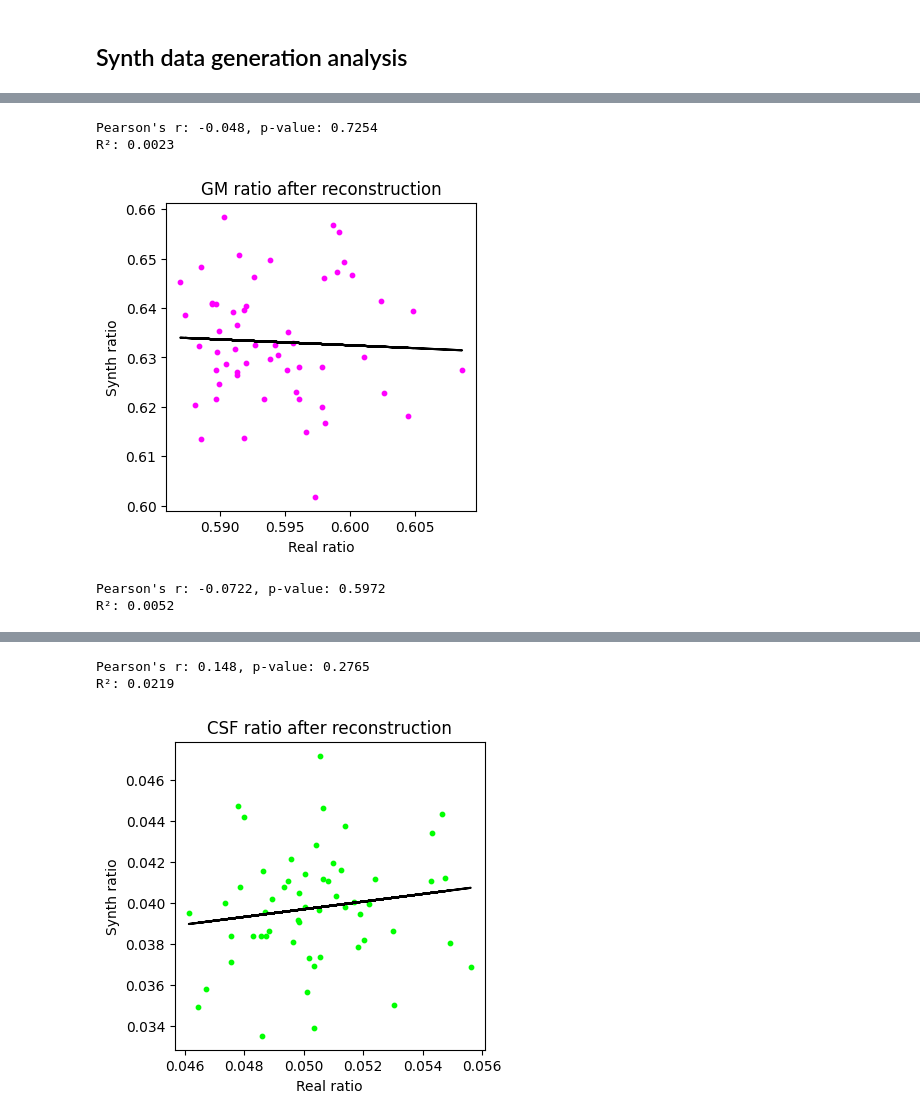
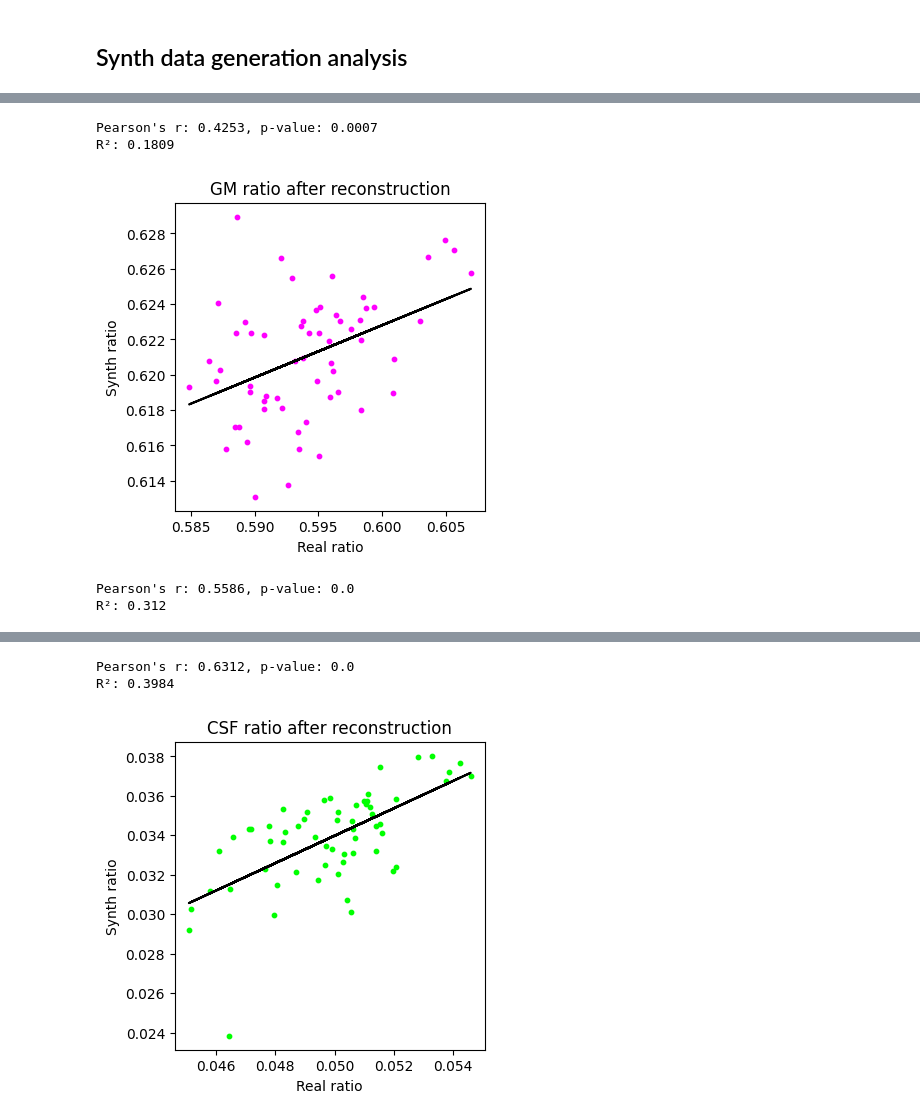
Before and after one commit to jessicabohm/UNIT, a Jupyter notebook: evaluate_synth_data.ipynb, the cells around one changed output, grey strips where cells are left out. Drawn from its saved outputs; the diff is of its cells as text; code cells hidden in the pictures.

```diff
--- a/evaluate_synth_data.ipynb
+++ b/evaluate_synth_data.ipynb
@@ -255,16 +261,16 @@ real csf: 0.0132 recon csf: 0.0472
 # %%
 # 3. Plot gm/wm/csf ratios
-real_train_data_folder = "../3D-CycleGan-Pytorch-MedImaging/Data_folder_train_2/train/labels/"
-real_test_data_folder = "../3D-CycleGan-Pytorch-MedImaging/Data_folder_train_2/test/labels/"
+real_train_data_folder = "../3D-CycleGan-Pytorch-MedImaging/data/train/labels/"
+real_test_data_folder = "../3D-CycleGan-Pytorch-MedImaging/data/test/labels/"
 
-synth_test_data_folder = "./save_translations/train_5_map_6/"
+synth_test_data_folder = "./save_models/human_train_12/recon_images_epoch_150/"
 
 real_train_gm, real_train_wm, real_train_csf = compute_matter_ratios(real_train_data_folder)
-plot_matter_ratios(real_train_gm, real_train_wm, real_train_csf, "Human real train")
+plot_matter_ratios(real_train_gm, real_train_wm, real_train_csf, "Human train")
 
 real_test_gm, real_test_wm, real_test_csf = compute_matter_ratios(real_test_data_folder)
-plot_matter_ratios(real_test_gm, real_test_wm, real_test_csf, "Human real test")
+plot_matter_ratios(real_test_gm, real_test_wm, real_test_csf, "Human test")
 
 synth_test_gm, synth_test_wm, synth_test_csf = compute_matter_ratios(synth_test_data_folder)
-plot_matter_ratios(synth_test_gm, synth_test_wm, synth_test_csf, "Human trans test")
+plot_matter_ratios(synth_test_gm, synth_test_wm, synth_test_csf, "Human recon test")
 # %% [output]
@@ -322,12 +336,12 @@ for slice_idx in slices:
 # %%
 # 5. Look into if the gm/wm/csf ratios are preserved in reconstruction
 
-analyze_matter_ratio_preservation(real_train_gm[:56], synth_test_gm, "GM ratio after reconstruction", "magenta")
-analyze_matter_ratio_preservation(real_train_wm[:56], synth_test_wm, "WM ratio after reconstruction", "darkcyan")
-analyze_matter_ratio_preservation(real_train_csf[:56], synth_test_csf, "CSF ratio after reconstruction", "lime")
+analyze_matter_ratio_preservation(real_test_gm, synth_test_gm, "GM ratio after reconstruction", "magenta")
+analyze_matter_ratio_preservation(real_test_wm, synth_test_wm, "WM ratio after reconstruction", "darkcyan")
+analyze_matter_ratio_preservation(real_test_csf, synth_test_csf, "CSF ratio after reconstruction", "lime")
 # %% [output]
-Pearson's r: -0.048, p-value: 0.7254
-R²: 0.0023
+Pearson's r: 0.4253, p-value: 0.0007
+R²: 0.1809
-[figure, old version]
+[figure, new version]
-Pearson's r: -0.0722, p-value: 0.5972
-R²: 0.0052
+Pearson's r: 0.5586, p-value: 0.0
+R²: 0.312
@@ -335,3 +349,3 @@ R²: 0.0052
-Pearson's r: 0.148, p-value: 0.2765
-R²: 0.0219
+Pearson's r: 0.6312, p-value: 0.0
+R²: 0.3984
-[figure, old version]
+[figure, new version]
```
Also changed, not shown: parts of 6 cells of this notebook, 8 other files.
